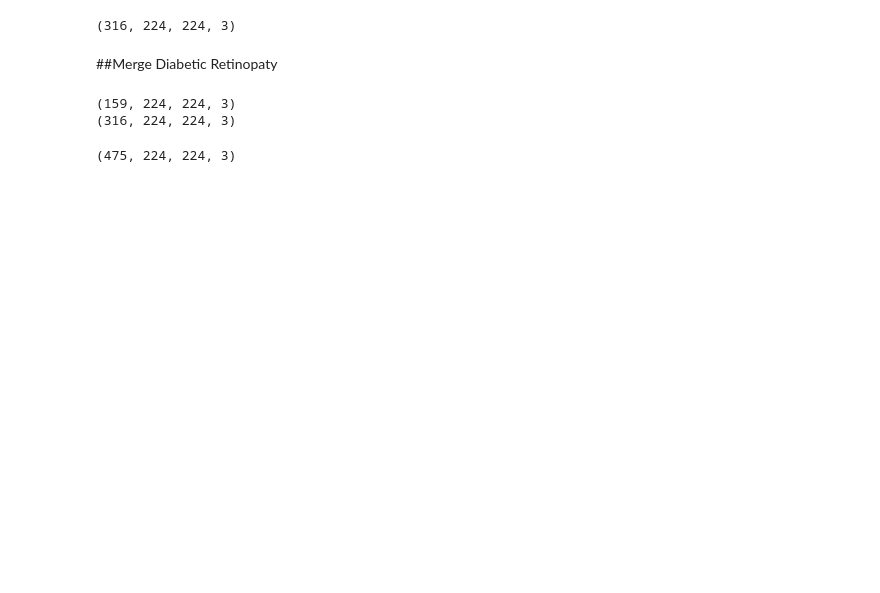
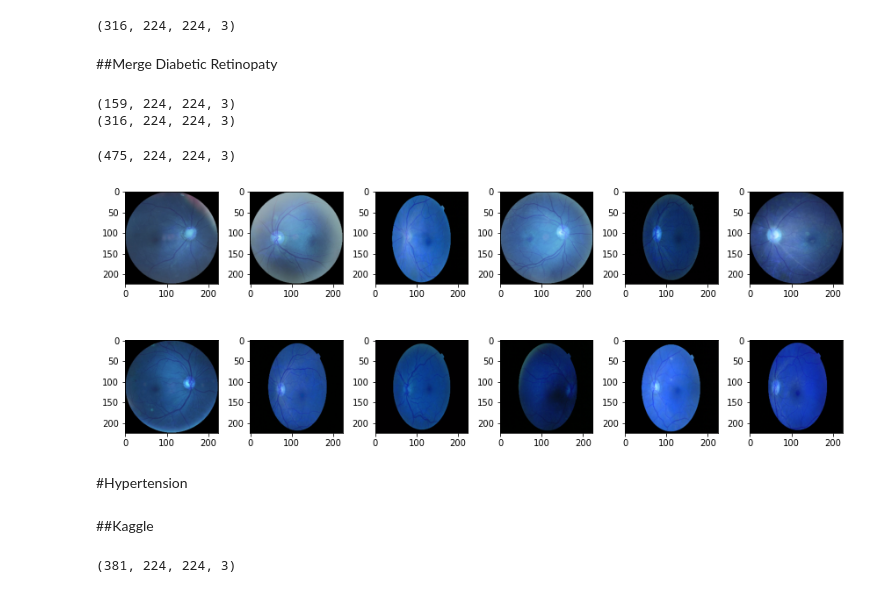
Before and after one commit to Barcelona-Technology-School/InnoSpark-edir, a Jupyter notebook: ML first attempt/MergedDatasets.ipynb, the cells around one changed output. Saved outputs shown, nothing was run; the diff lists cells and outputs as text; code cells hidden in the pictures; blank space fills up the shorter version.

```diff
--- a/ML first attempt/MergedDatasets.ipynb
+++ b/ML first attempt/MergedDatasets.ipynb
@@ -346,7 +350,7 @@ cataract_images.shape
 ##Kaggle
 # %%
 path = 'Datasets/Kaggle/preprocessed_images'
-image_data1 = read_images(path,dr_file_names)
-image_data1.shape
+image_dr1 = read_images(path,dr1_file_names)
+image_dr1.shape
 # %% [output]
 (159, 224, 224, 3)
@@ -355,7 +363,7 @@ image_data1.shape
 # %%
 path = 'Datasets/8-Messidor/DR/'
-image_data2 = read_images(path,file_names)
-image_data2.shape
+image_dr2 = read_images(path,dr2_file_names)
+image_dr2.shape
 # %% [output]
 (316, 224, 224, 3)
 # %% [markdown]
@@ -367,7 +375,28 @@ print(image_data2.shape)
 (159, 224, 224, 3)
 (316, 224, 224, 3)
 # %%
-dr_images = np.concatenate((image_data1, image_data2), axis=0)
+dr_images = np.concatenate((image_dr1, image_dr2), axis=0)
 dr_images.shape
 # %% [output]
 (475, 224, 224, 3)
+# %%
+plt.figure(figsize=(12,5))
+for i in range(12):
+    sample = random.choice(range(len(dr_images)))
+    image = dr_images[sample]
+    plt.subplot(2,6,i+1)
+    plt.imshow(image)
+    #plt.xlabel(label)
+plt.tight_layout()
+# %% [output]
+[figure, added]
+# %% [markdown]
+#Hypertension
+# %% [markdown]
+##Kaggle
+# %%
+path = 'Datasets/Kaggle/preprocessed_images'
+image_hyp1 = read_images(path,hyp_file_names)
+image_hyp1.shape
+# %% [output]
+(381, 224, 224, 3)
```
Also changed, not shown: parts of 50 cells of this notebook.
